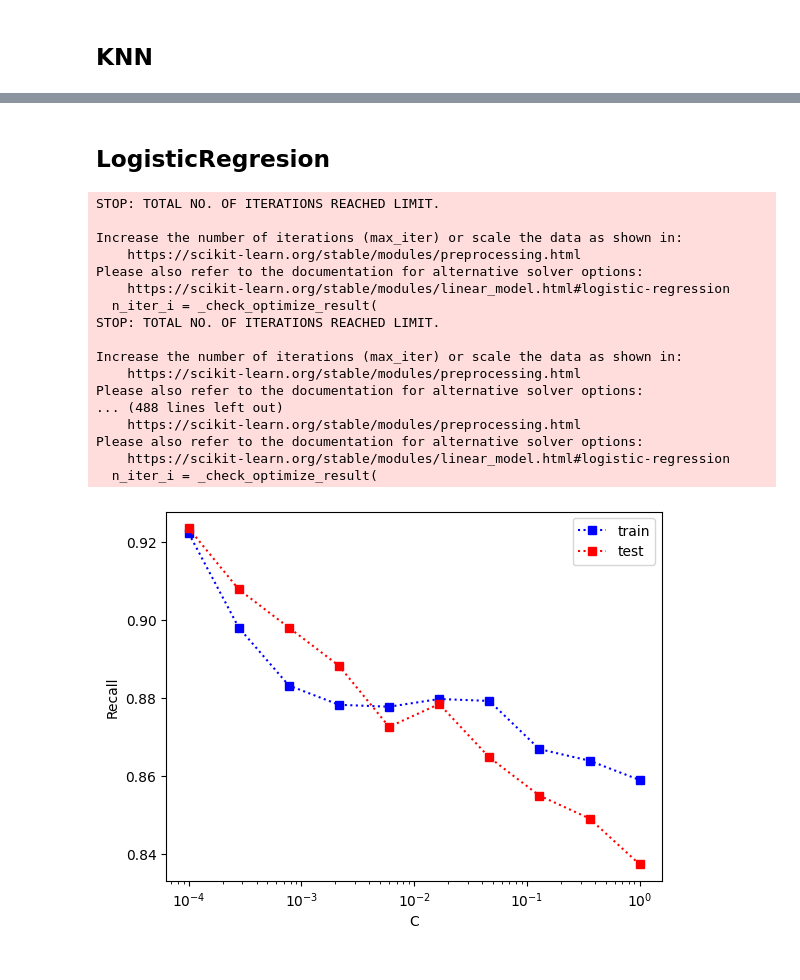
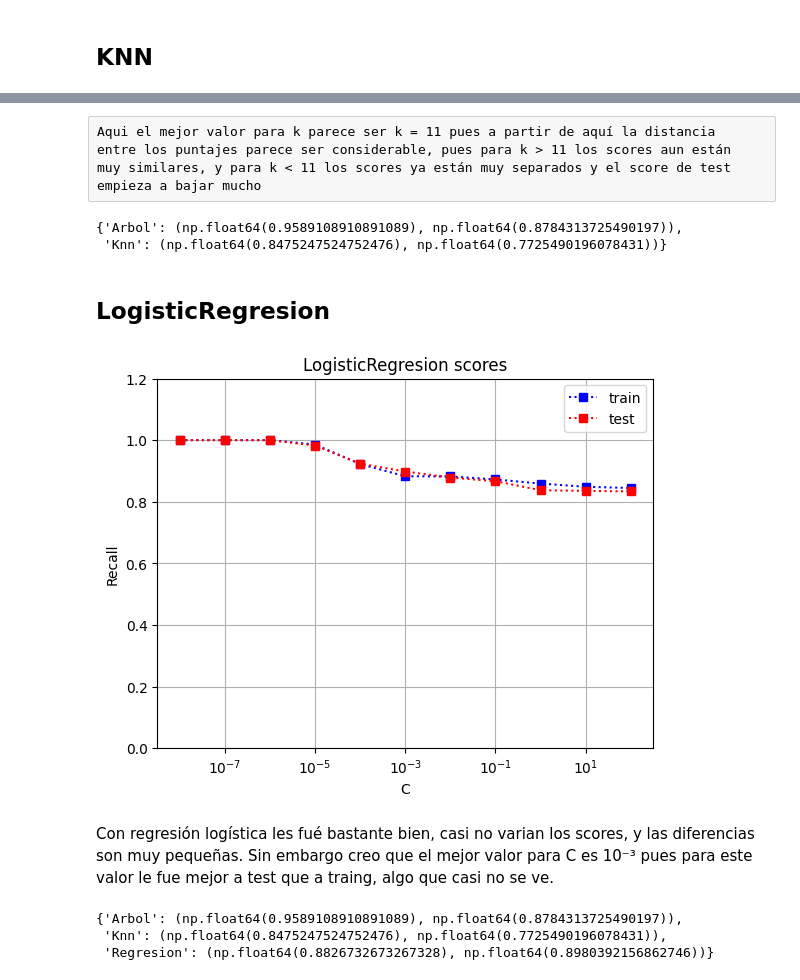
Before and after one commit to dui-luis-alberto-37/error_sesgo_varianza, a Jupyter notebook: T4_error_sesgo_variaza.ipynb, the cells around one changed output, grey strips where cells are left out. Saved outputs shown, nothing was run; the diff lists cells and outputs as text; code cells hidden in the pictures.

```diff
--- a/T4_error_sesgo_variaza.ipynb
+++ b/T4_error_sesgo_variaza.ipynb
@@ -285,2 +305,14 @@ plt.show()
+# %% [raw]
+Aqui el mejor valor para k parece ser k = 11 pues a partir de aquí la distancia
+entre los puntajes parece ser considerable, pues para k > 11 los scores aun están
+muy similares, y para k < 11 los scores ya están muy separados y el score de test
+empieza a bajar mucho
+# %%
+k = 5
+selected_score['Knn'] = (x[k-1], f_x[k-1])
+selected_score
+# %% [output]
+{'Arbol': (np.float64(0.9589108910891089), np.float64(0.8784313725490197)),
+ 'Knn': (np.float64(0.8475247524752476), np.float64(0.7725490196078431))}
 # %% [markdown]
 ## LogisticRegresion
@@ -287,31 +323,30 @@ plt.show()
 # %%
-train_score, test_score = validation_curve(regresion, X, y, param_name = 'C', param_range= np.logspace(-4, 0, 10), cv = subconjuntos, scoring=metrica)
+p_range = np.logspace(-8,2,11)
+
+train_score, test_score = validation_curve(regresion, X, y, param_name = 'C', param_range= p_range, cv = subconjuntos, scoring=metrica)
 
 x, f_x = train_score.mean(axis = 1), test_score.mean(axis = 1)
-plt.plot(np.logspace(-4, 0, 10), x, 's:b', label = 'train')
-plt.plot(np.logspace(-4, 0, 10), f_x, 's:r', label = 'test')
+plt.plot(p_range, x, 's:b', label = 'train')
+plt.plot(p_range, f_x, 's:r', label = 'test')
 plt.xlabel('C')
 plt.xscale('log')
 plt.ylabel(metrica.capitalize())
-# plt.ylim(0,1)
+plt.ylim(0,1.2)
 plt.legend()
+plt.grid()
+plt.title('LogisticRegresion scores')
 plt.show()
 # %% [output]
-STOP: TOTAL NO. OF ITERATIONS REACHED LIMIT.
-
-Increase the number of iterations (max_iter) or scale the data as shown in:
-    https://scikit-learn.org/stable/modules/preprocessing.html
-Please also refer to the documentation for alternative solver options:
-    https://scikit-learn.org/stable/modules/linear_model.html#logistic-regression
-  n_iter_i = _check_optimize_result(
-STOP: TOTAL NO. OF ITERATIONS REACHED LIMIT.
-
-Increase the number of iterations (max_iter) or scale the data as shown in:
-    https://scikit-learn.org/stable/modules/preprocessing.html
-Please also refer to the documentation for alternative solver options:
-... (488 lines left out)
-    https://scikit-learn.org/stable/modules/preprocessing.html
-Please also refer to the documentation for alternative solver options:
-    https://scikit-learn.org/stable/modules/linear_model.html#logistic-regression
-  n_iter_i = _check_optimize_result(
-[figure, old version]
+[figure, new version]
+# %% [markdown]
+Con regresión logística les fué bastante bien, casi no varian los scores, y las
+diferencias son muy pequeñas. Sin embargo creo que el mejor valor para C es 10⁻³
+pues para este valor le fue mejor a test que a traing, algo que casi no se ve.
+# %%
+c = 6
+selected_score['Regresion'] = (x[c-1], f_x[c-1])
+selected_score
+# %% [output]
+{'Arbol': (np.float64(0.9589108910891089), np.float64(0.8784313725490197)),
+ 'Knn': (np.float64(0.8475247524752476), np.float64(0.7725490196078431)),
+ 'Regresion': (np.float64(0.8826732673267328), np.float64(0.8980392156862746))}
```
Also changed, not shown: parts of 10 cells of this notebook.
